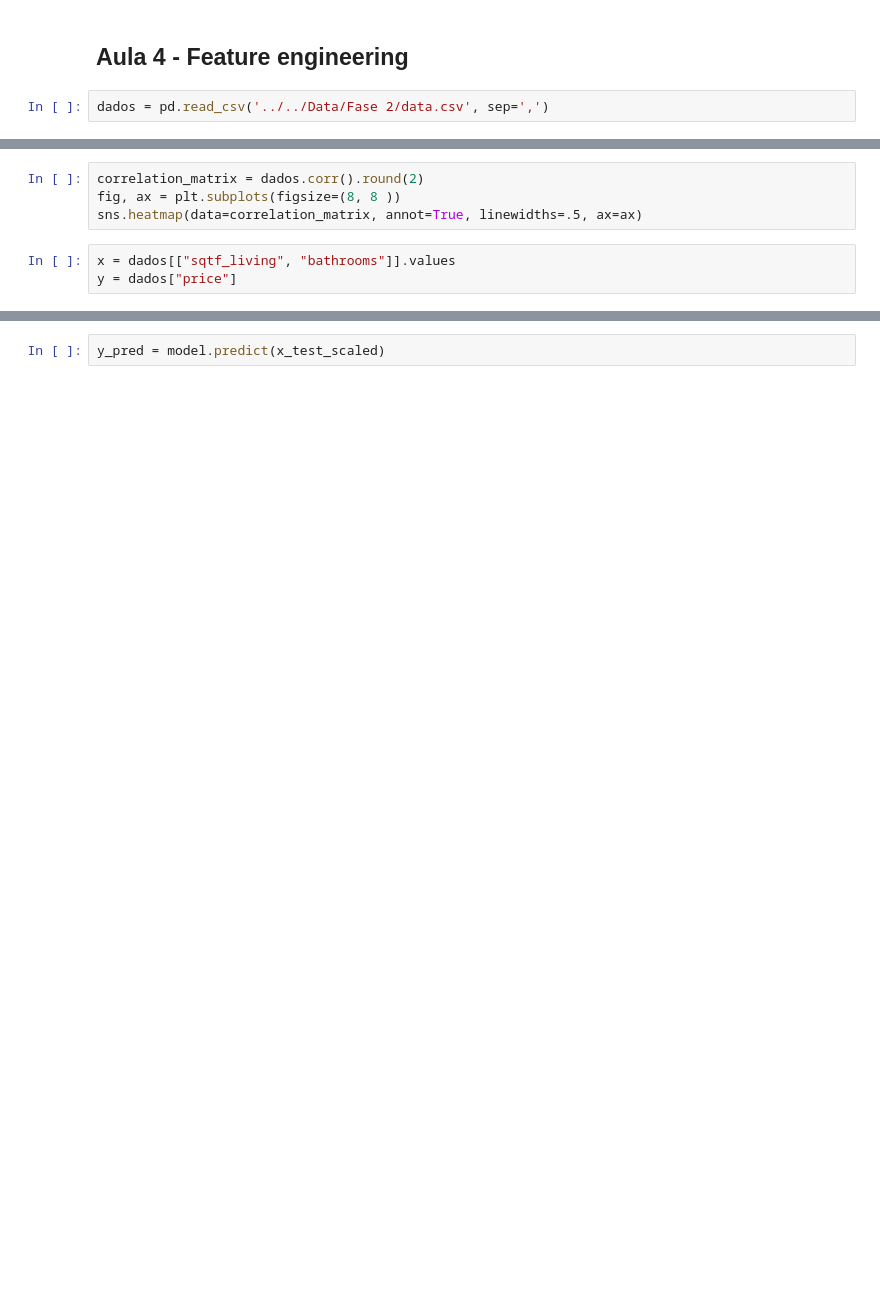
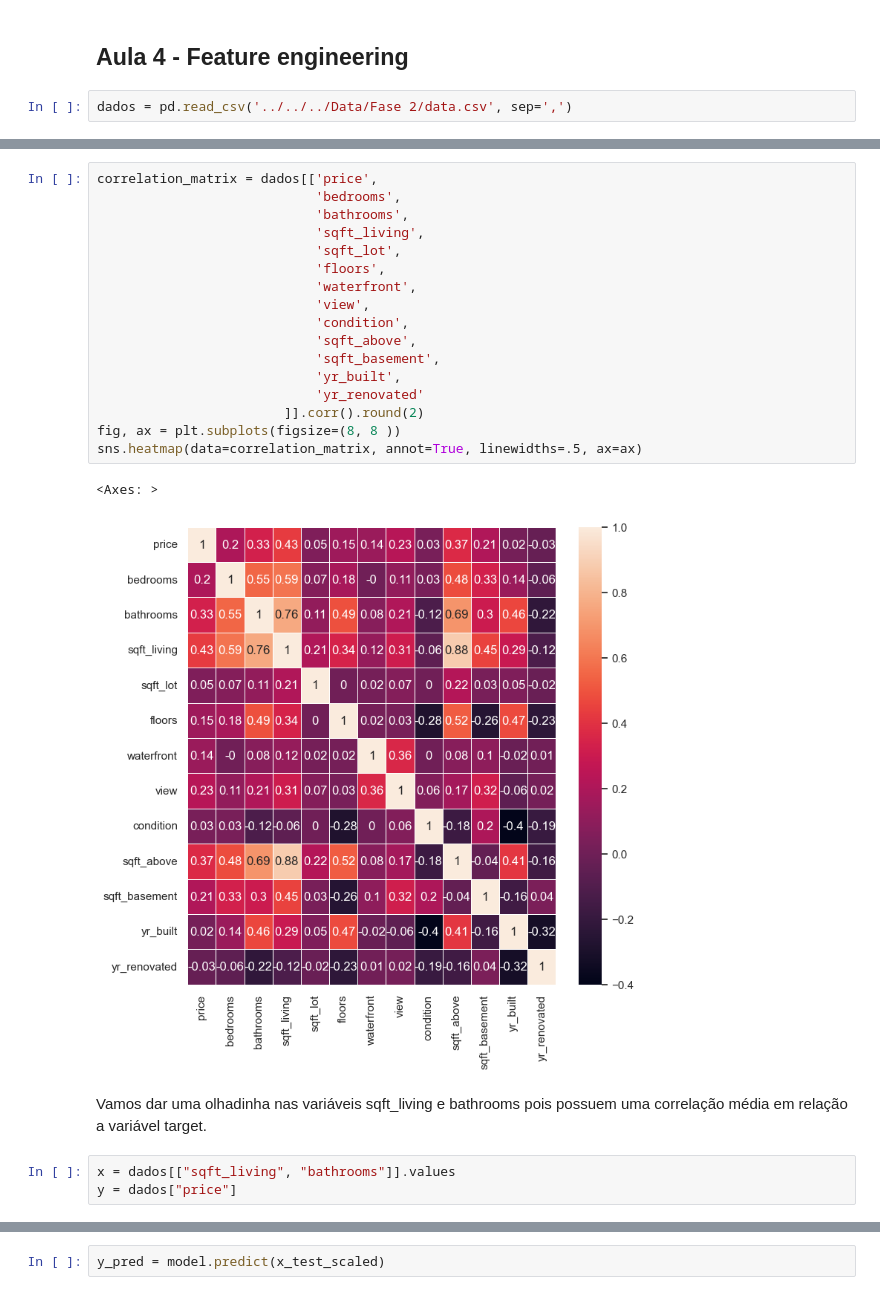
Before and after one commit to MCardosoDev/Data_Analytics_Fiap, a Jupyter notebook: FASE 2 - MACHINE LEARNING AND TIME SERIES/Machine Learning com Python/Aula 6 - Limitações e os Modelos de Classificação/aula6.ipynb, the cells around one changed output, grey strips where cells are left out. Cells and saved outputs as stored; diff of their text form; blank space fills up the shorter version.

Commit message:
add dados

```diff
--- a/FASE 2 - MACHINE LEARNING AND TIME SERIES/Machine Learning com Python/Aula 6 - Limitações e os Modelos de Classificação/aula6.ipynb
+++ b/FASE 2 - MACHINE LEARNING AND TIME SERIES/Machine Learning com Python/Aula 6 - Limitações e os Modelos de Classificação/aula6.ipynb
@@ -553,6 +1012,6 @@ plt.show()
 # %% [markdown]
 ## Aula 4 - Feature engineering
 # %%
-dados = pd.read_csv('../../Data/Fase 2/data.csv', sep=',')
+dados = pd.read_csv('../../../Data/Fase 2/data.csv', sep=',')
 # %%
 dados.head()
@@ -559,8 +1025,26 @@ dados.head()
 # %%
-correlation_matrix = dados.corr().round(2)
+correlation_matrix = dados[['price',
+                            'bedrooms',
+                            'bathrooms',
+                            'sqft_living',
+                            'sqft_lot',
+                            'floors',
+                            'waterfront',
+                            'view',
+                            'condition',
+                            'sqft_above',
+                            'sqft_basement',
+                            'yr_built',
+                            'yr_renovated'
+                        ]].corr().round(2)
 fig, ax = plt.subplots(figsize=(8, 8 ))
 sns.heatmap(data=correlation_matrix, annot=True, linewidths=.5, ax=ax)
+# %% [output]
+<Axes: >
+[figure, added]
+# %% [markdown]
+Vamos dar uma olhadinha nas variáveis sqft_living e bathrooms pois possuem uma correlação média em relação a variável target.
 # %%
-x = dados[["sqtf_living", "bathrooms"]].values
+x = dados[["sqft_living", "bathrooms"]].values
 y = dados["price"]
 # %%
```
Also changed, not shown: parts of 194 cells of this notebook, 7 other files.
